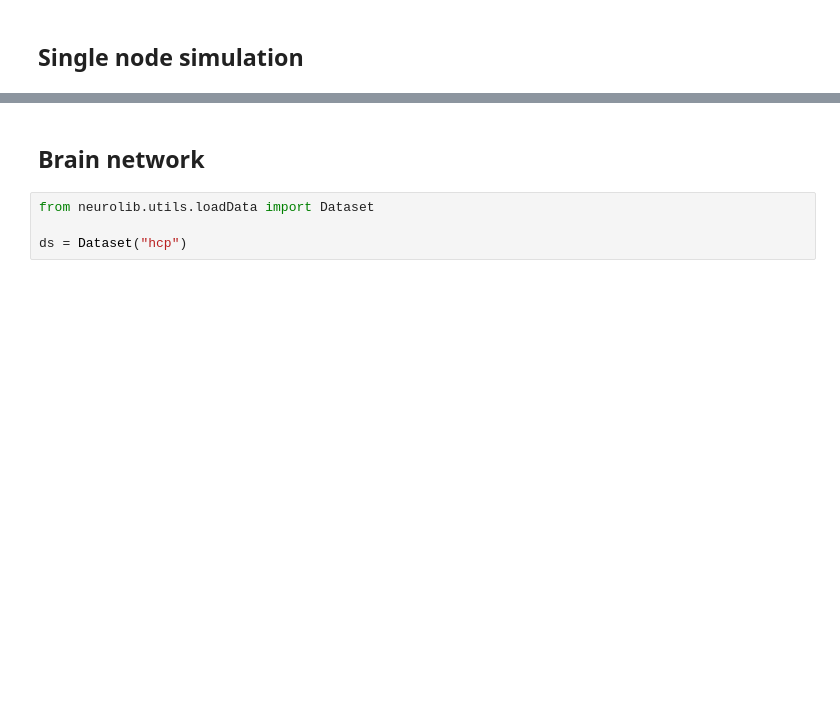
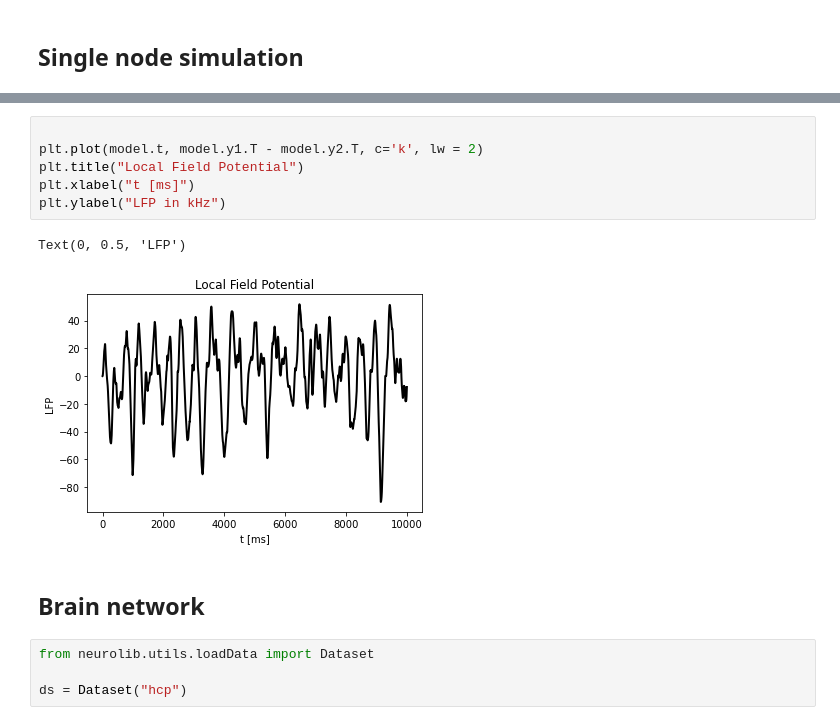
Before and after one commit to guhanou/neurolib, a Jupyter notebook: examples/example-0.9-jr.ipynb, the cells around one changed output, grey strips where cells are left out. Saved outputs shown, nothing was run; the diff lists cells and outputs as text; blank space fills up the shorter version.

```diff
--- a/examples/example-0.9-jr.ipynb
+++ b/examples/example-0.9-jr.ipynb
@@ -83,3 +80,12 @@ Text(0, 0.5, 'Activity')
+# %%
+
+plt.plot(model.t, model.y1.T - model.y2.T, c='k', lw = 2)
+plt.title("Local Field Potential")
+plt.xlabel("t [ms]")
+plt.ylabel("LFP in kHz")
+# %% [output]
+Text(0, 0.5, 'LFP')
+[figure, added]
 # %% [markdown]
 ## Brain network
 # %%
```
Also changed, not shown: parts of 8 cells of this notebook, 3 other files.
